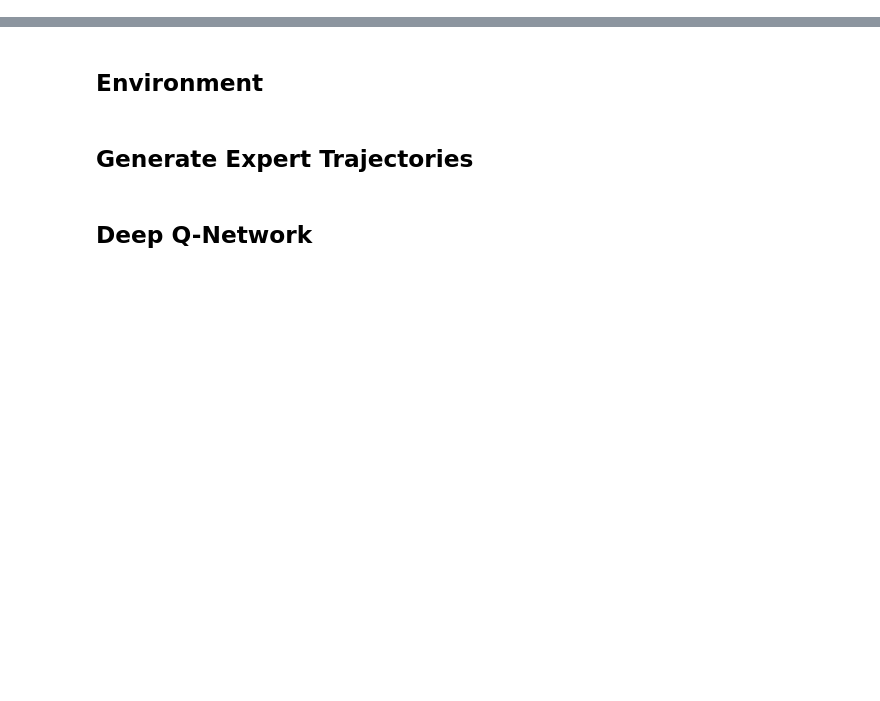
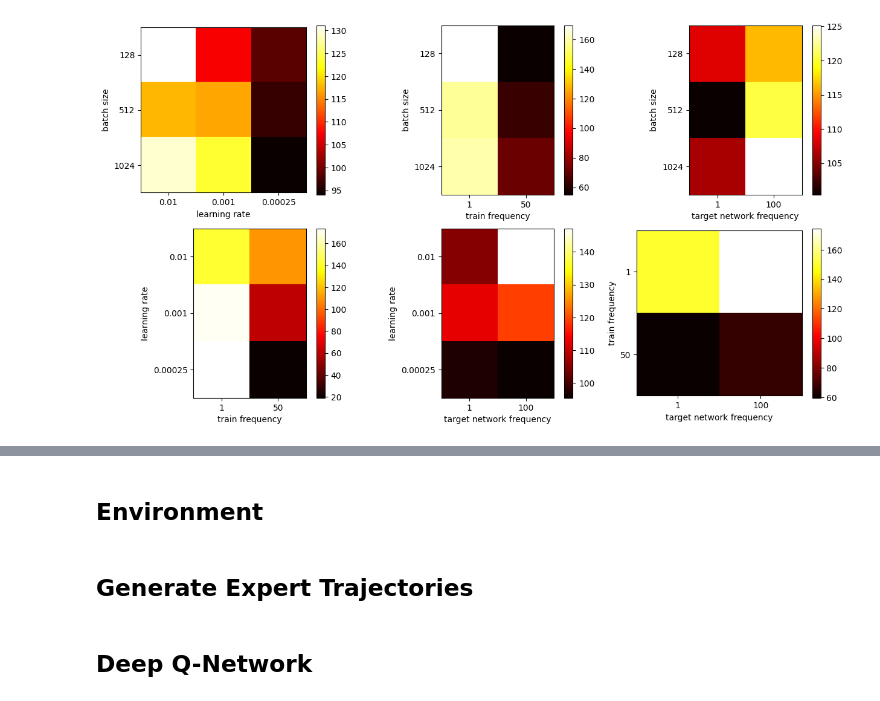
Before and after one commit to keertanavc/experior, a Jupyter notebook: max_ent_deep_sea.ipynb, the cells around one changed output, grey strips where cells are left out. Drawn from its saved outputs; the diff is of its cells as text; code cells hidden in the pictures; blank space fills up the shorter version.

```diff
--- a/max_ent_deep_sea.ipynb
+++ b/max_ent_deep_sea.ipynb
@@ -92,0 +44,12 @@ ppo_config = {
+# %%
+EPISODES = 1000
+NUM_ENVS = 5
+HORIZON = 8
+SEED = 42
+
+DICOUNT_FACTOR = 1.
+
+goal_col_dist = jax.tree_util.Partial(
+    lambda key, size: jax.random.randint(key, shape=(), minval=size // 2, maxval=size)
+)
+env = DeepSea(size=HORIZON, goal_column_dist=goal_col_dist)
@@ -92,0 +94,25 @@ ppo_config = {
+# %%
+names = ["batch size", "learning rate", "train frequency", "target network frequency"]
+arrays = [batch_sizes, learning_rates, train_frequencies, target_network_frequencies]
+fig, axes = plt.subplots(2, 3, figsize=(15, 8))
+cnt = 0
+for i in range (len(names)):
+    for j in range(i + 1, len(names)):
+        row = cnt // 3
+        col = cnt % 3
+        ax = axes[row, col]
+        ax.set_ylabel(names[i])
+        ax.set_xlabel(names[j])
+        ax.set_xticks(range(len(arrays[j])))
+        ax.set_xticklabels(arrays[j])
+        ax.set_yticks(range(len(arrays[i])))
+        ax.set_yticklabels(arrays[i])
+        # # add legend
+        indices = list(range(len(names)))
+        indices.remove(i)
+        indices.remove(j)
+        cbar = ax.figure.colorbar(ax.imshow(results.mean(axis=tuple(indices)), cmap='hot', interpolation='nearest'))
+        cnt += 1
+plt.show()
+# %% [output]
+[figure, added]
```
Also changed, not shown: parts of 20 cells of this notebook, 7 other files.
